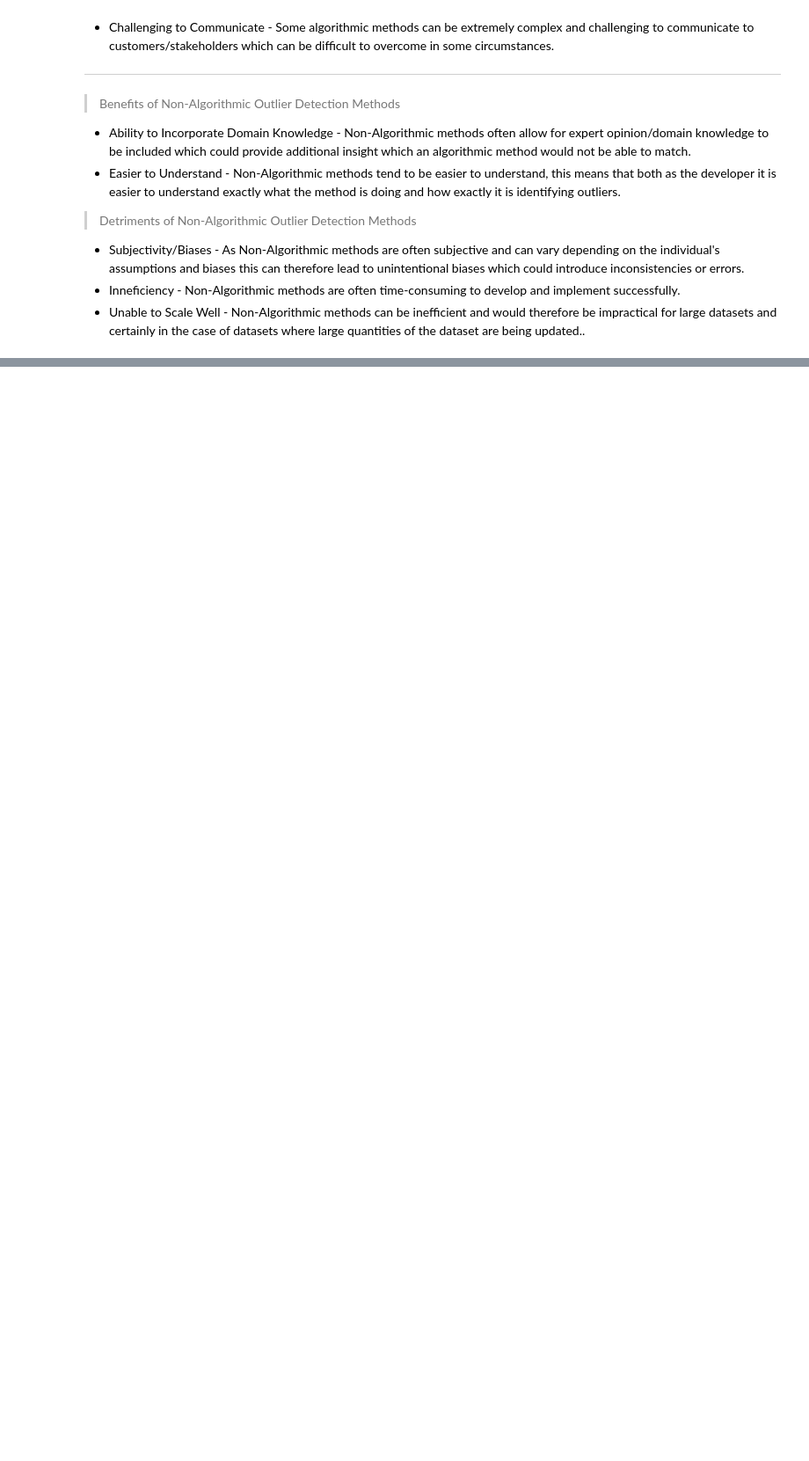
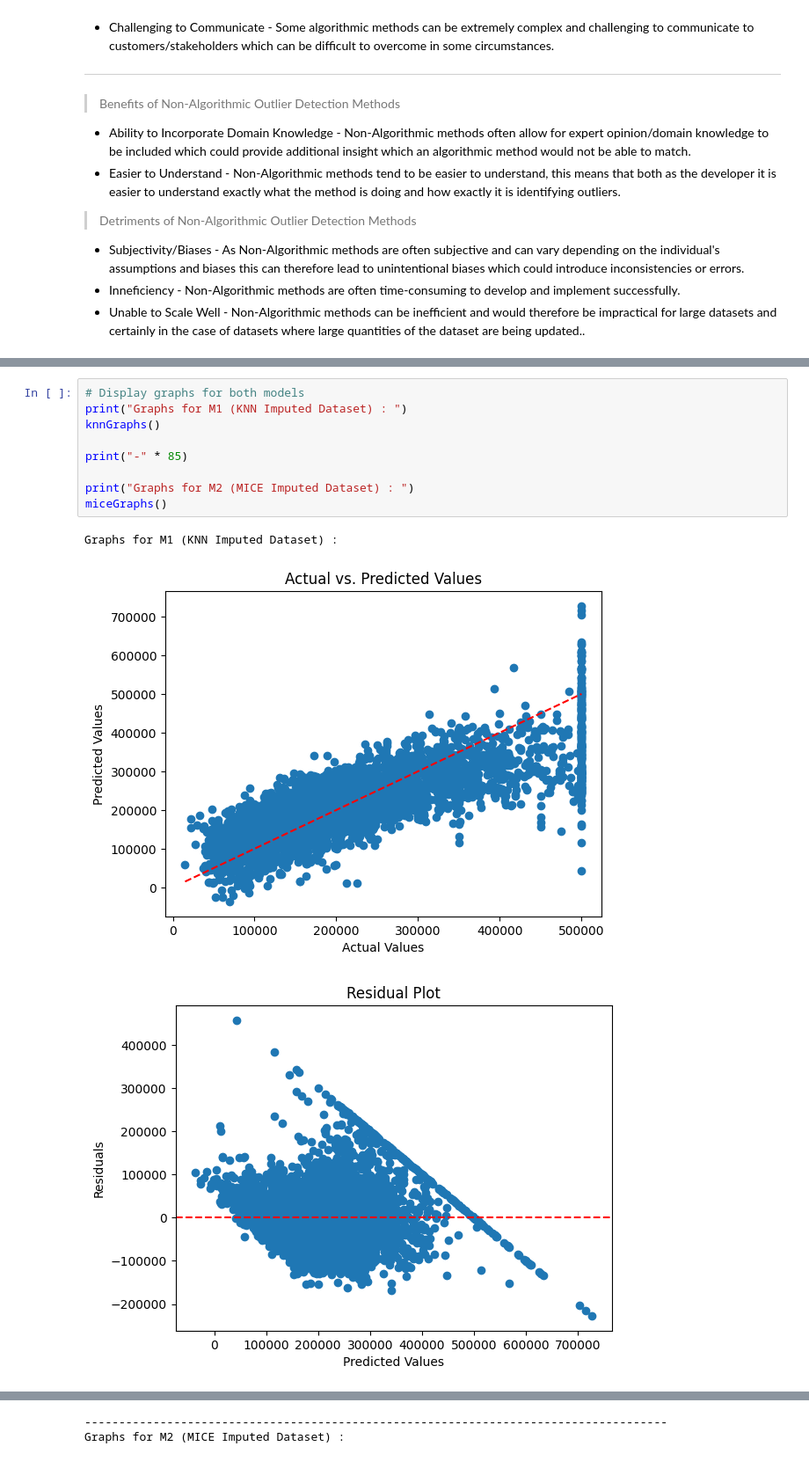
Before and after one commit to Dillonreed/3831-Coursework-Part-1, a Jupyter notebook: 3831_Coursework_Part_1.ipynb, the cells around one changed output, grey strips where cells are left out. Shown at 88% size. Drawn from its saved outputs; the diff is of its cells as text; blank space fills up the shorter version.

```diff
--- a/3831_Coursework_Part_1.ipynb
+++ b/3831_Coursework_Part_1.ipynb
@@ -949,0 +1413,13 @@ Often a combination of both algorithmic and non-algorithmic methods are used to
+# %%
+# Display graphs for both models
+print("Graphs for M1 (KNN Imputed Dataset) : ")
+knnGraphs()
+
+print("-" * 85)
+
+print("Graphs for M2 (MICE Imputed Dataset) : ")
+miceGraphs()
+# %% [output]
+Graphs for M1 (KNN Imputed Dataset) :
+[figure, added]
+[figure, added]
@@ -949,0 +1427,2 @@ Often a combination of both algorithmic and non-algorithmic methods are used to
+-------------------------------------------------------------------------------------
+Graphs for M2 (MICE Imputed Dataset) :
```
Also changed, not shown: parts of 62 cells of this notebook.
